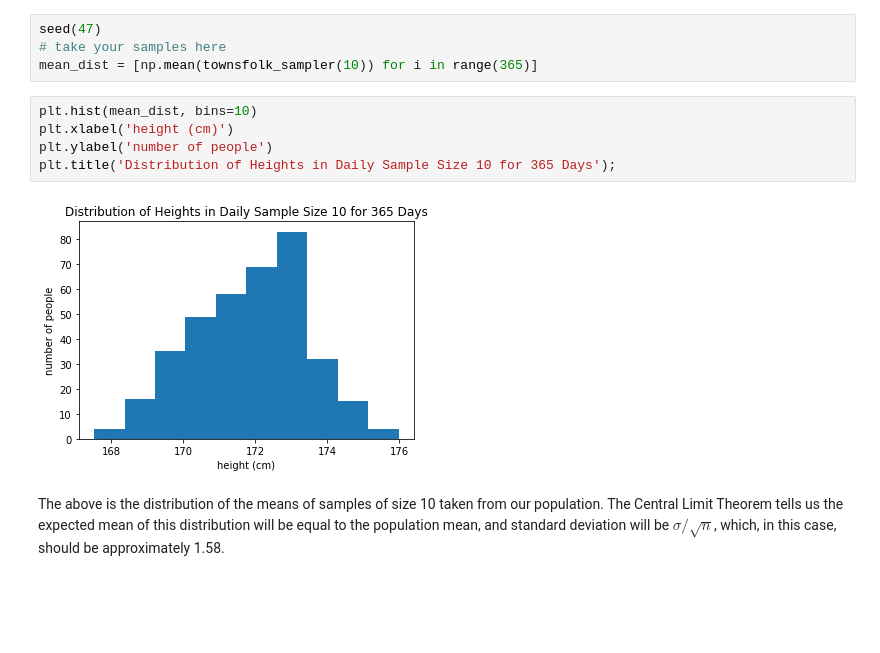
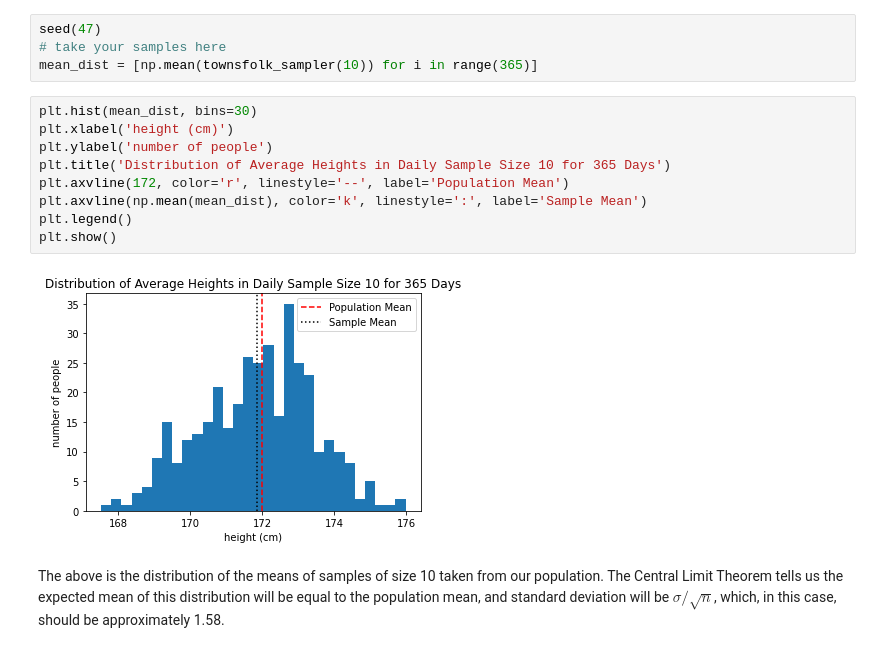
Before and after one commit to scho-git/springboard, a Jupyter notebook: mini_projects/frequentist_casestudy/Frequentist Inference Case Study - Part A (3).ipynb, the cells around one changed output. Drawn from its saved outputs; the diff is of its cells as text; blank space fills up the shorter version.

```diff
--- a/mini_projects/frequentist_casestudy/Frequentist Inference Case Study - Part A (3).ipynb
+++ b/mini_projects/frequentist_casestudy/Frequentist Inference Case Study - Part A (3).ipynb
@@ -218,12 +218,16 @@ seed(47)
 # take your samples here
 mean_dist = [np.mean(townsfolk_sampler(10)) for i in range(365)]
 # %%
-plt.hist(mean_dist, bins=10)
+plt.hist(mean_dist, bins=30)
 plt.xlabel('height (cm)')
 plt.ylabel('number of people')
-plt.title('Distribution of Heights in Daily Sample Size 10 for 365 Days');
+plt.title('Distribution of Average Heights in Daily Sample Size 10 for 365 Days')
+plt.axvline(172, color='r', linestyle='--', label='Population Mean')
+plt.axvline(np.mean(mean_dist), color='k', linestyle=':', label='Sample Mean')
+plt.legend()
+plt.show()
 # %% [output]
-[figure, old version]
+[figure, new version]
 # %% [markdown]
 The above is the distribution of the means of samples of size 10 taken from our population. The Central Limit Theorem tells us the expected mean of this distribution will be equal to the population mean, and standard deviation will be $\sigma / \sqrt n$, which, in this case, should be approximately 1.58.
 # %% [markdown]
```
Also changed, not shown: parts of 7 cells of this notebook.
